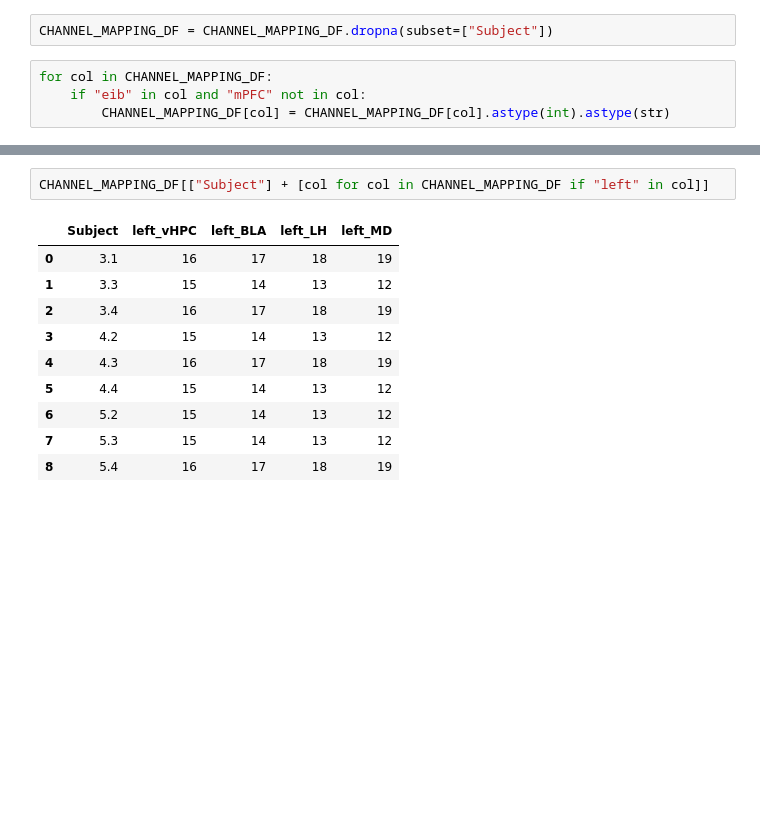
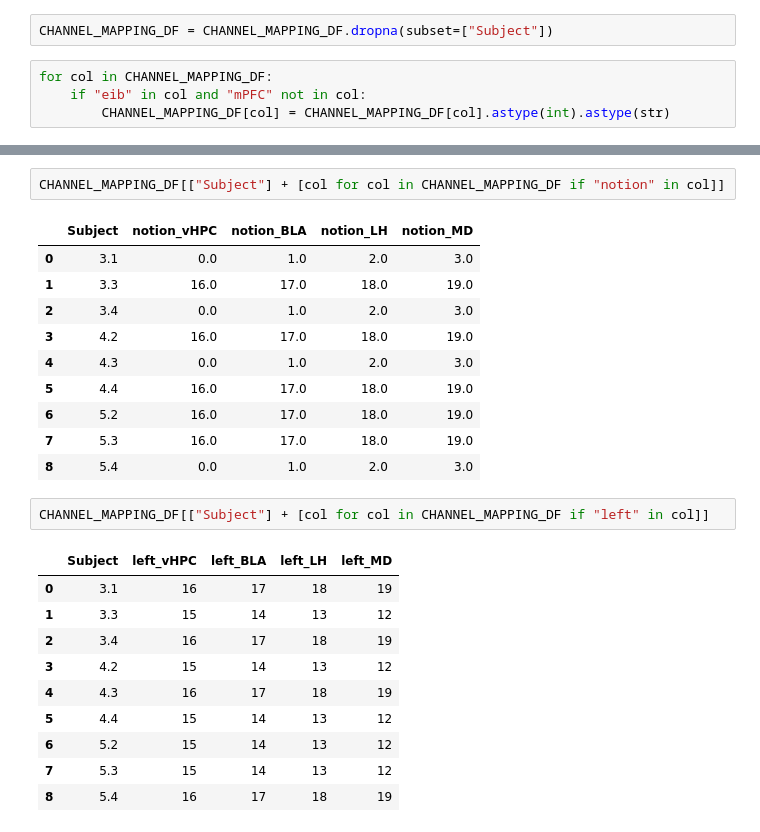
Before and after one commit to padillacoreanolab/reward_comp_ext, a Jupyter notebook: results/2024_07_18_channel_verification/channel_conversion.ipynb, the cells around one changed output, grey strips where cells are left out. Saved outputs shown, nothing was run; the diff lists cells and outputs as text; blank space fills up the shorter version.

```diff
--- a/results/2024_07_18_channel_verification/channel_conversion.ipynb
+++ b/results/2024_07_18_channel_verification/channel_conversion.ipynb
@@ -231,3 +253,16 @@ CHANNEL_MAPPING_DF[["Subject"] + [col for col in CHANNEL_MAPPING_DF if "spike_in
+# %%
+CHANNEL_MAPPING_DF[["Subject"] + [col for col in CHANNEL_MAPPING_DF if "notion" in col]]
+# %% [output]
+|  | Subject | notion_vHPC | notion_BLA | notion_LH | notion_MD |
+| 0 | 3.1 | 0.0 | 1.0 | 2.0 | 3.0 |
+| 1 | 3.3 | 16.0 | 17.0 | 18.0 | 19.0 |
+| 2 | 3.4 | 0.0 | 1.0 | 2.0 | 3.0 |
+| 3 | 4.2 | 16.0 | 17.0 | 18.0 | 19.0 |
+| 4 | 4.3 | 0.0 | 1.0 | 2.0 | 3.0 |
+| 5 | 4.4 | 16.0 | 17.0 | 18.0 | 19.0 |
+| 6 | 5.2 | 16.0 | 17.0 | 18.0 | 19.0 |
+| 7 | 5.3 | 16.0 | 17.0 | 18.0 | 19.0 |
+| 8 | 5.4 | 0.0 | 1.0 | 2.0 | 3.0 |
 # %%
 CHANNEL_MAPPING_DF[["Subject"] + [col for col in CHANNEL_MAPPING_DF if "left" in col]]
 # %% [output]
```
Also changed, not shown: parts of 6 cells of this notebook, 1 other file.
